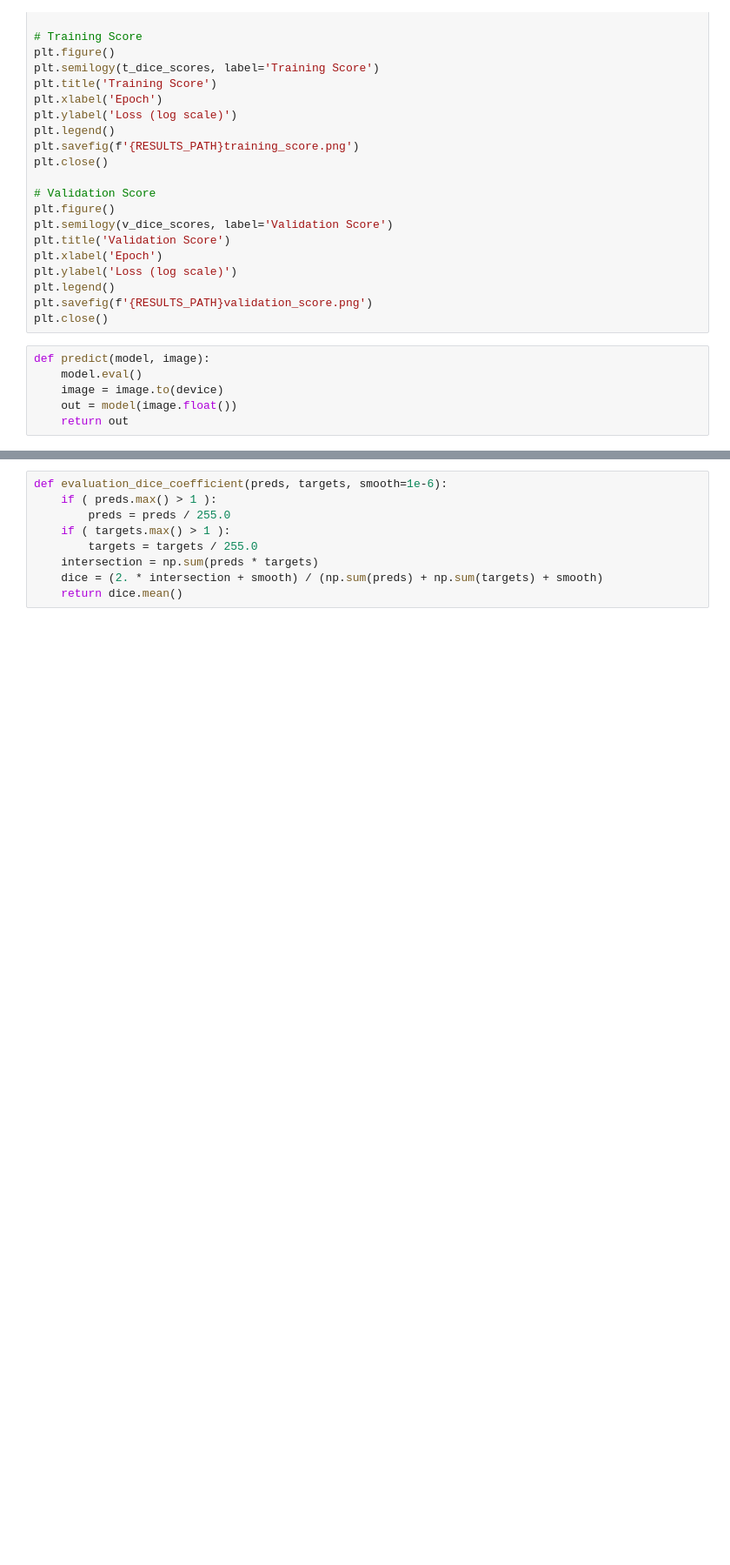
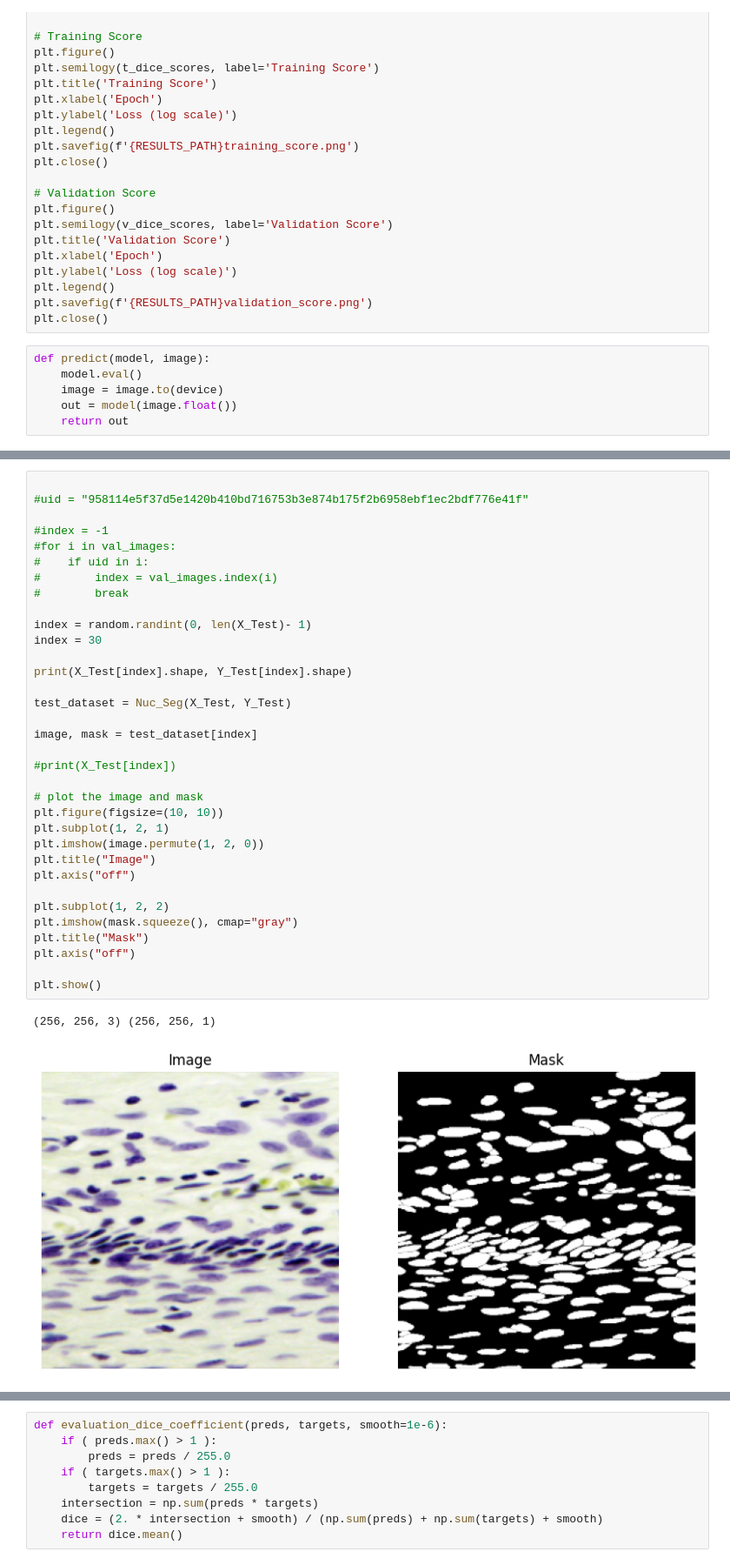
Before and after one commit to SydanJainen/Cell-image-segmentation, a Jupyter notebook: image_Segmantation.ipynb, the cells around one changed output, grey strips where cells are left out. Shown at 87% size. Saved outputs shown, nothing was run; the diff lists cells and outputs as text; blank space fills up the shorter version.

```diff
--- a/image_Segmantation.ipynb
+++ b/image_Segmantation.ipynb
@@ -995 +997,38 @@ len(X_Test)
+# %%
+
+#uid = "958114e5f37d5e1420b410bd716753b3e874b175f2b6958ebf1ec2bdf776e41f"
+
+#index = -1
+#for i in val_images:
+#    if uid in i:
+#        index = val_images.index(i)
+#        break
+
+index = random.randint(0, len(X_Test)- 1)
+index = 30
+
+print(X_Test[index].shape, Y_Test[index].shape)
+
+test_dataset = Nuc_Seg(X_Test, Y_Test)
+
+image, mask = test_dataset[index]
+
+#print(X_Test[index])
+
+# plot the image and mask
+plt.figure(figsize=(10, 10))
+plt.subplot(1, 2, 1)
+plt.imshow(image.permute(1, 2, 0))
+plt.title("Image")
+plt.axis("off")
+
+plt.subplot(1, 2, 2)
+plt.imshow(mask.squeeze(), cmap="gray")
+plt.title("Mask")
+plt.axis("off")
+
+plt.show()
+# %% [output]
+(256, 256, 3) (256, 256, 1)
+[figure, added]
 # %%
```
Also changed, not shown: parts of 10 cells of this notebook, 23 other files.
